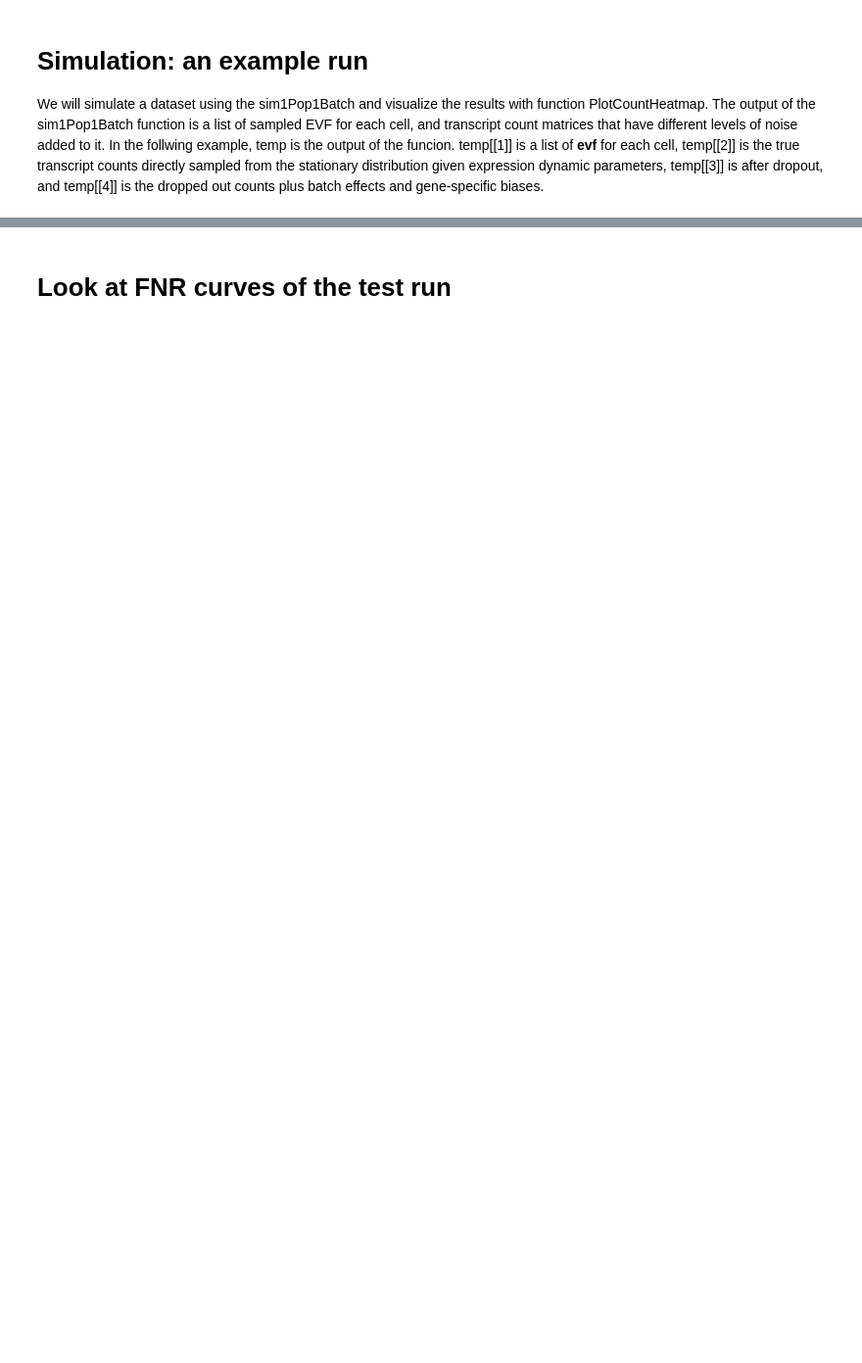
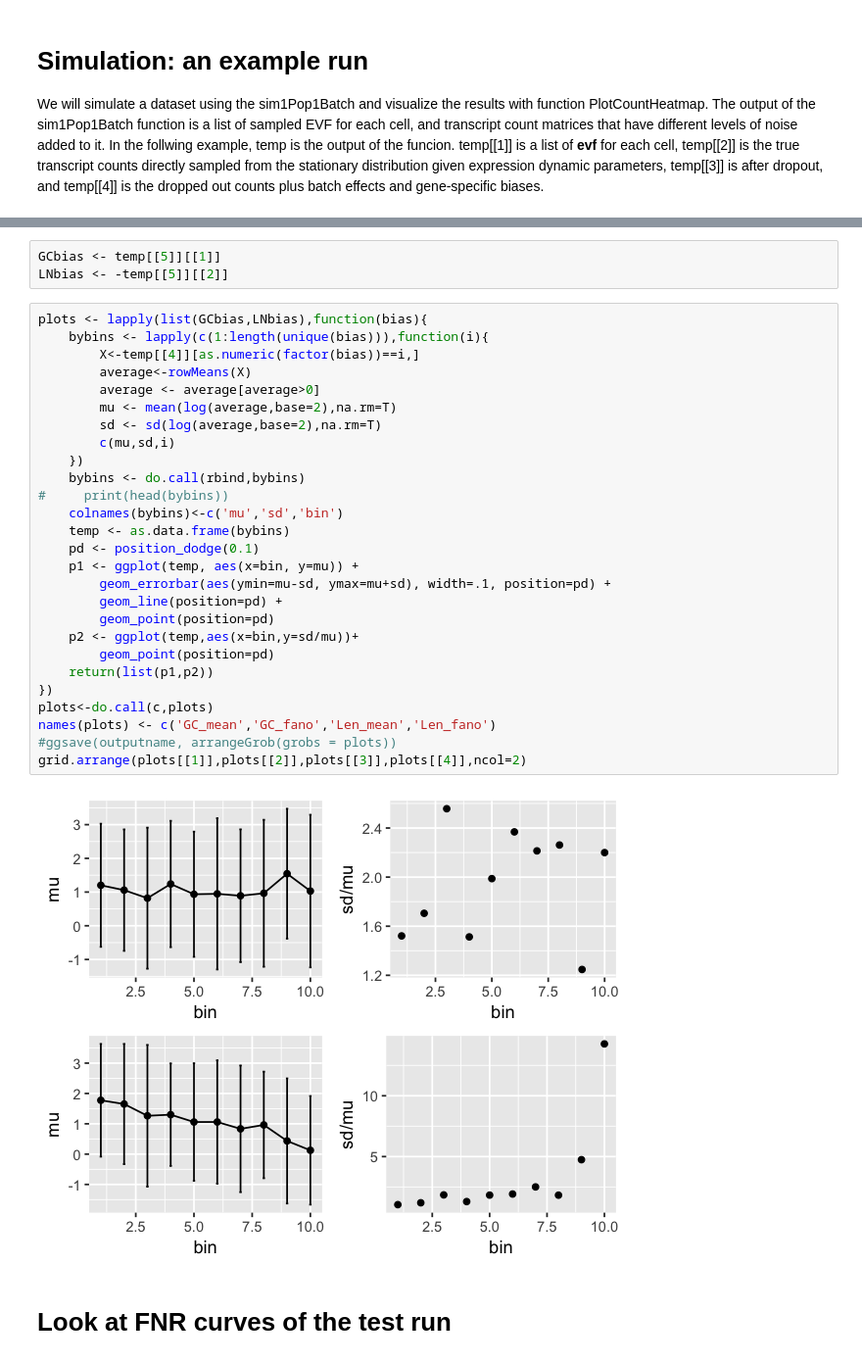
Before and after one commit to YosefLab/SymSim, a Jupyter notebook: Manual.ipynb, the cells around one changed output, grey strips where cells are left out. Shown at 98% size. Drawn from its saved outputs; the diff is of its cells as text; blank space fills up the shorter version.

```diff
--- a/Manual.ipynb
+++ b/Manual.ipynb
@@ -99,2 +94,34 @@ temp<-sim1Pop1Batch(evf_mean=rep(1,nevf), evf_sd=rep(0.2,nevf),ncells=ncells,
+# %%
+GCbias <- temp[[5]][[1]]
+LNbias <- -temp[[5]][[2]]
+# %%
+plots <- lapply(list(GCbias,LNbias),function(bias){
+    bybins <- lapply(c(1:length(unique(bias))),function(i){
+        X<-temp[[4]][as.numeric(factor(bias))==i,]
+        average<-rowMeans(X)
+        average <- average[average>0]
+        mu <- mean(log(average,base=2),na.rm=T)
+        sd <- sd(log(average,base=2),na.rm=T)
+        c(mu,sd,i)
+    })
+    bybins <- do.call(rbind,bybins)
+#     print(head(bybins))
+    colnames(bybins)<-c('mu','sd','bin')
+    temp <- as.data.frame(bybins)
+    pd <- position_dodge(0.1)
+    p1 <- ggplot(temp, aes(x=bin, y=mu)) +
+        geom_errorbar(aes(ymin=mu-sd, ymax=mu+sd), width=.1, position=pd) +
+        geom_line(position=pd) +
+        geom_point(position=pd)
+    p2 <- ggplot(temp,aes(x=bin,y=sd/mu))+
+        geom_point(position=pd)
+    return(list(p1,p2))
+})
+plots<-do.call(c,plots)
+names(plots) <- c('GC_mean','GC_fano','Len_mean','Len_fano')
+#ggsave(outputname, arrangeGrob(grobs = plots))
+grid.arrange(plots[[1]],plots[[2]],plots[[3]],plots[[4]],ncol=2)
+# %% [output]
+[figure, added]
 # %% [markdown]
 # Look at FNR curves of the test run
```
Also changed, not shown: parts of 34 cells of this notebook, 8 other files.
